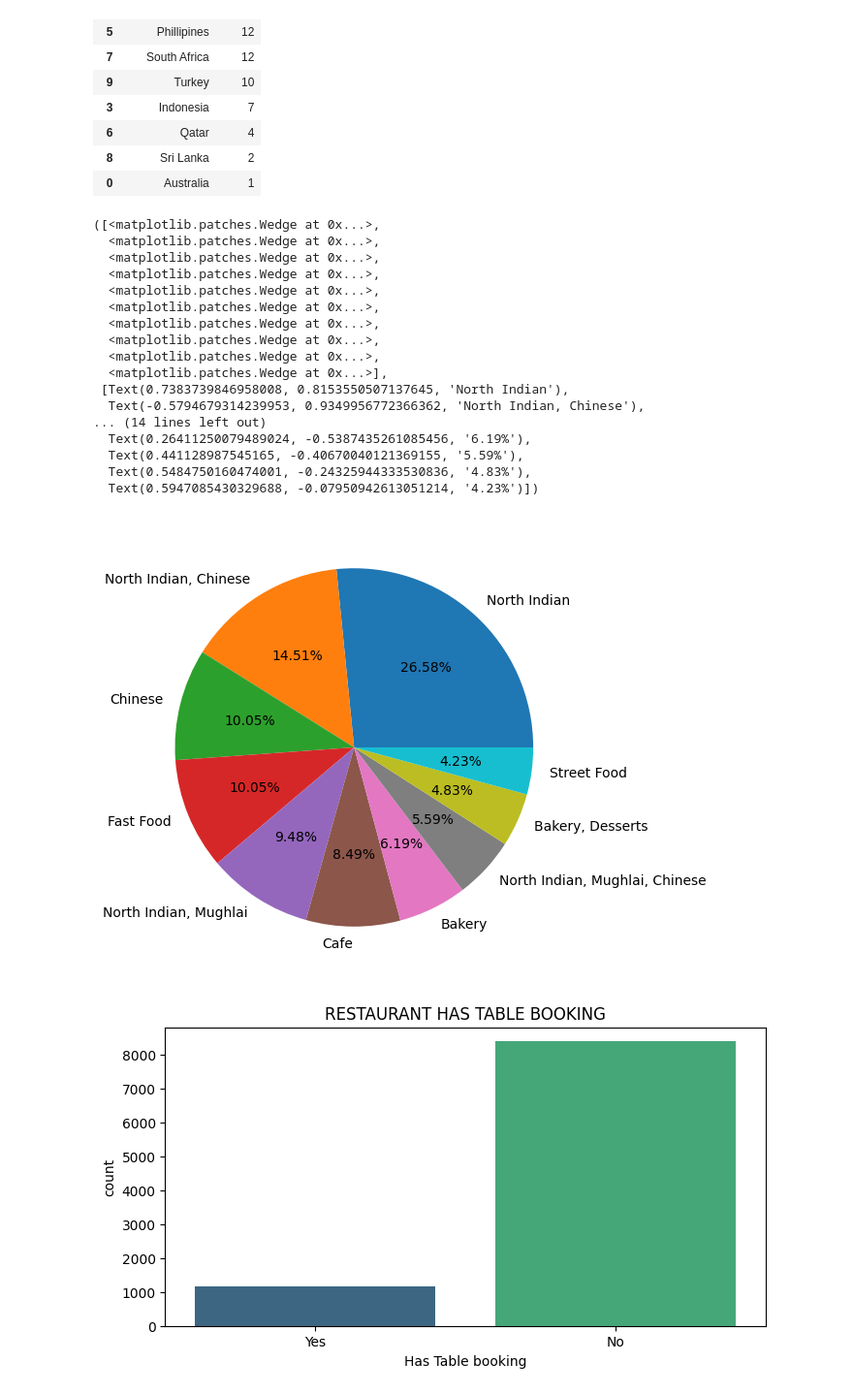
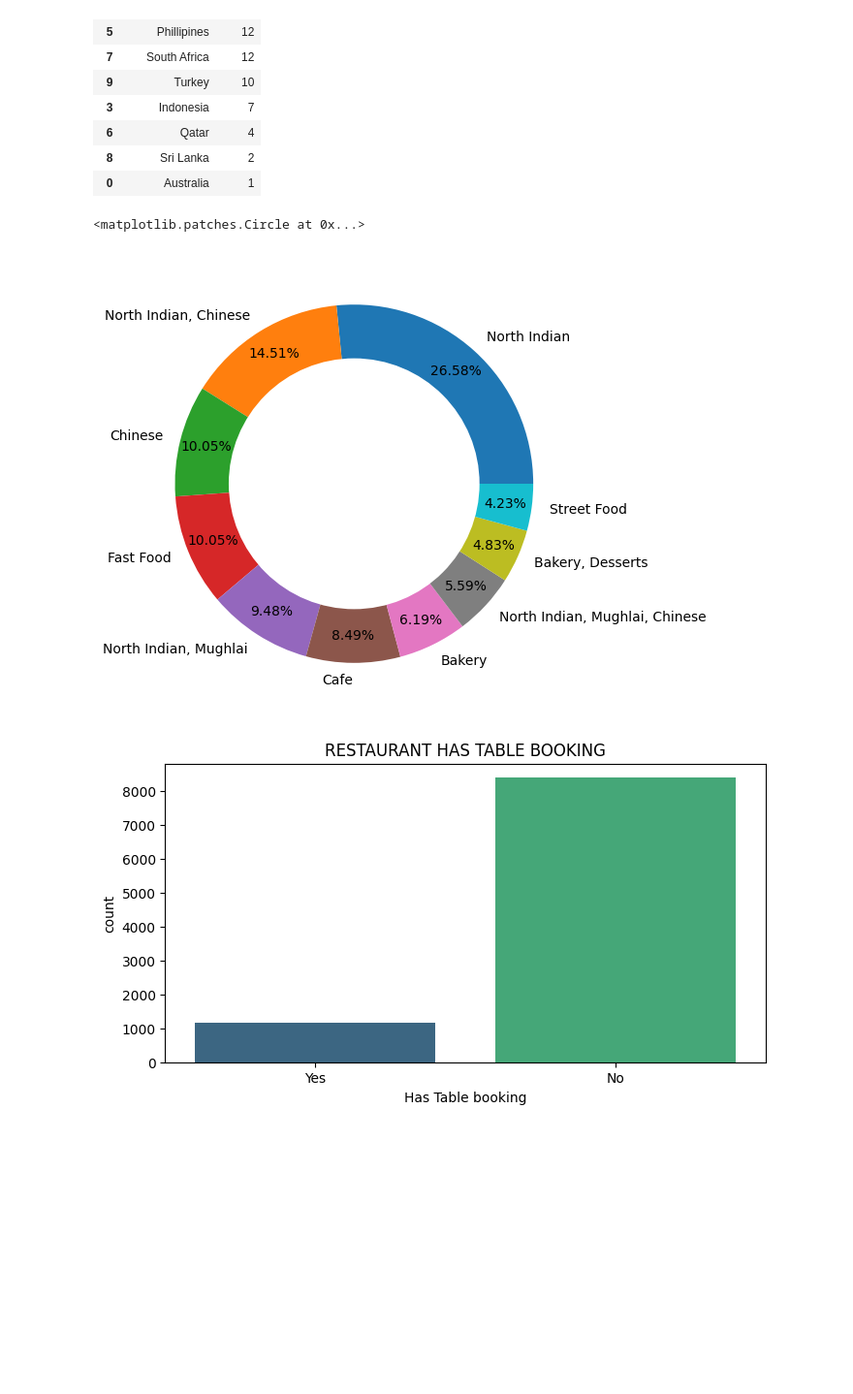
Before and after one commit to Ajeetm1/Zomato-Data-Analysis-Using-Python, a Jupyter notebook: Zomato_Data_Analysis.ipynb, the cells around one changed output. Shown: that part at 97% size. Saved outputs shown, nothing was run; the diff lists cells and outputs as text; code cells hidden in the pictures; blank space fills up the shorter version.

```diff
--- a/Zomato_Data_Analysis.ipynb
+++ b/Zomato_Data_Analysis.ipynb
@@ -467,26 +495,15 @@ final_df[final_df['Rating text']=='Excellent'].groupby('Country').size().reset_i
 | 0 | Australia | 1 |
 # %%
 # creating  pie chart on Top 10 Cuisines..
-plt.pie(final_df['Cuisines'].value_counts().values[:10],labels=final_df['Cuisines'].value_counts().index[:10],autopct='%1.2f%%')
+plt.pie(final_df['Cuisines'].value_counts().values[:10],
+labels=final_df['Cuisines'].value_counts().index[:10],
+autopct='%1.2f%%',pctdistance=0.85)
+centre_circle = plt.Circle((0, 0), 0.70, fc='white')
+fig = plt.gcf()
+fig.gca().add_artist(centre_circle)
 # %% [output]
-([<matplotlib.patches.Wedge at 0x...>,
-  <matplotlib.patches.Wedge at 0x...>,
-  <matplotlib.patches.Wedge at 0x...>,
-  <matplotlib.patches.Wedge at 0x...>,
-  <matplotlib.patches.Wedge at 0x...>,
-  <matplotlib.patches.Wedge at 0x...>,
-  <matplotlib.patches.Wedge at 0x...>,
-  <matplotlib.patches.Wedge at 0x...>,
-  <matplotlib.patches.Wedge at 0x...>,
-  <matplotlib.patches.Wedge at 0x...>],
- [Text(0.7383739846958008, 0.8153550507137645, 'North Indian'),
-  Text(-0.5794679314239953, 0.9349956772366362, 'North Indian, Chinese'),
-... (14 lines left out)
-  Text(0.26411250079489024, -0.5387435261085456, '6.19%'),
-  Text(0.441128987545165, -0.40670040121369155, '5.59%'),
-  Text(0.5484750160474001, -0.24325944333530836, '4.83%'),
-  Text(0.5947085430329688, -0.07950942613051214, '4.23%')])
+<matplotlib.patches.Circle at 0x...>
-[figure, old version]
+[figure, new version]
 # %%
 plt.figure(figsize = (8, 4))
 sns.countplot(x = "Has Table booking", data = final_df, palette = "viridis",)
```
Also changed, not shown: parts of 9 cells of this notebook.
